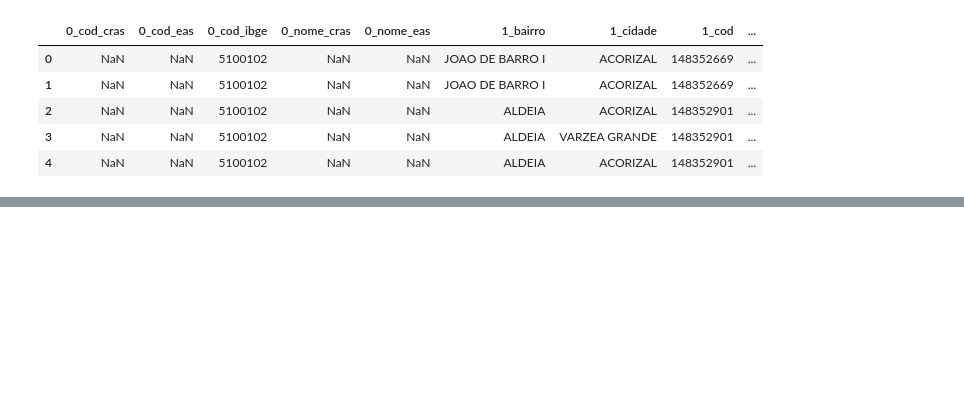
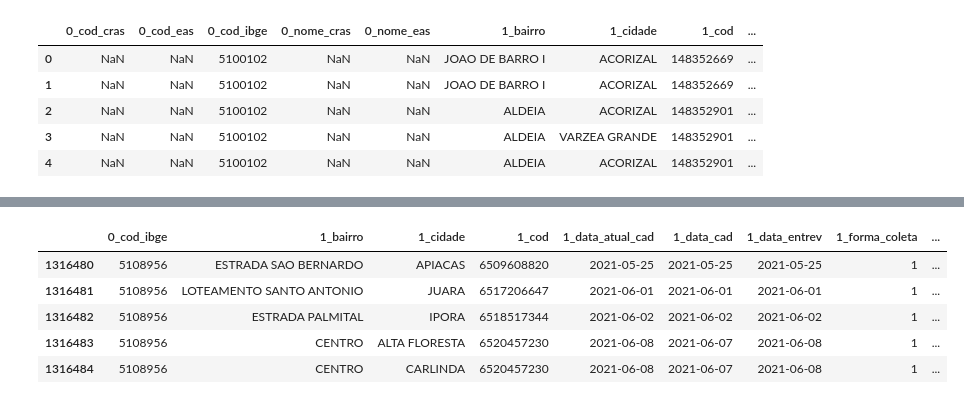
Before and after one commit to fernandovieira1/os_240-2021_setasc, a Jupyter notebook: analise_os.ipynb, the cells around one changed output, grey strips where cells are left out. Saved outputs shown, nothing was run; the diff lists cells and outputs as text; code cells hidden in the pictures; blank space fills up the shorter version.

```diff
--- a/analise_os.ipynb
+++ b/analise_os.ipynb
@@ -201,0 +226,9 @@ for i in serem.columns:
+# %%
+serem.tail()
+# %% [output]
+|  | 0_cod_ibge | 1_bairro | 1_cidade | 1_cod | 1_data_atual_cad | 1_data_cad | 1_data_entrev | 1_forma_coleta | ... |
+| 1316480 | 5108956 | ESTRADA SAO BERNARDO | APIACAS | 6509608820 | 2021-05-25 | 2021-05-25 | 2021-05-25 | 1 | ... |
+| 1316481 | 5108956 | LOTEAMENTO SANTO ANTONIO | JUARA | 6517206647 | 2021-06-01 | 2021-06-01 | 2021-06-01 | 1 | ... |
+| 1316482 | 5108956 | ESTRADA PALMITAL | IPORA | 6518517344 | 2021-06-02 | 2021-06-02 | 2021-06-02 | 1 | ... |
+| 1316483 | 5108956 | CENTRO | ALTA FLORESTA | 6520457230 | 2021-06-08 | 2021-06-07 | 2021-06-08 | 1 | ... |
+| 1316484 | 5108956 | CENTRO | CARLINDA | 6520457230 | 2021-06-08 | 2021-06-07 | 2021-06-08 | 1 | ... |
```
Also changed, not shown: parts of 13 cells of this notebook.
